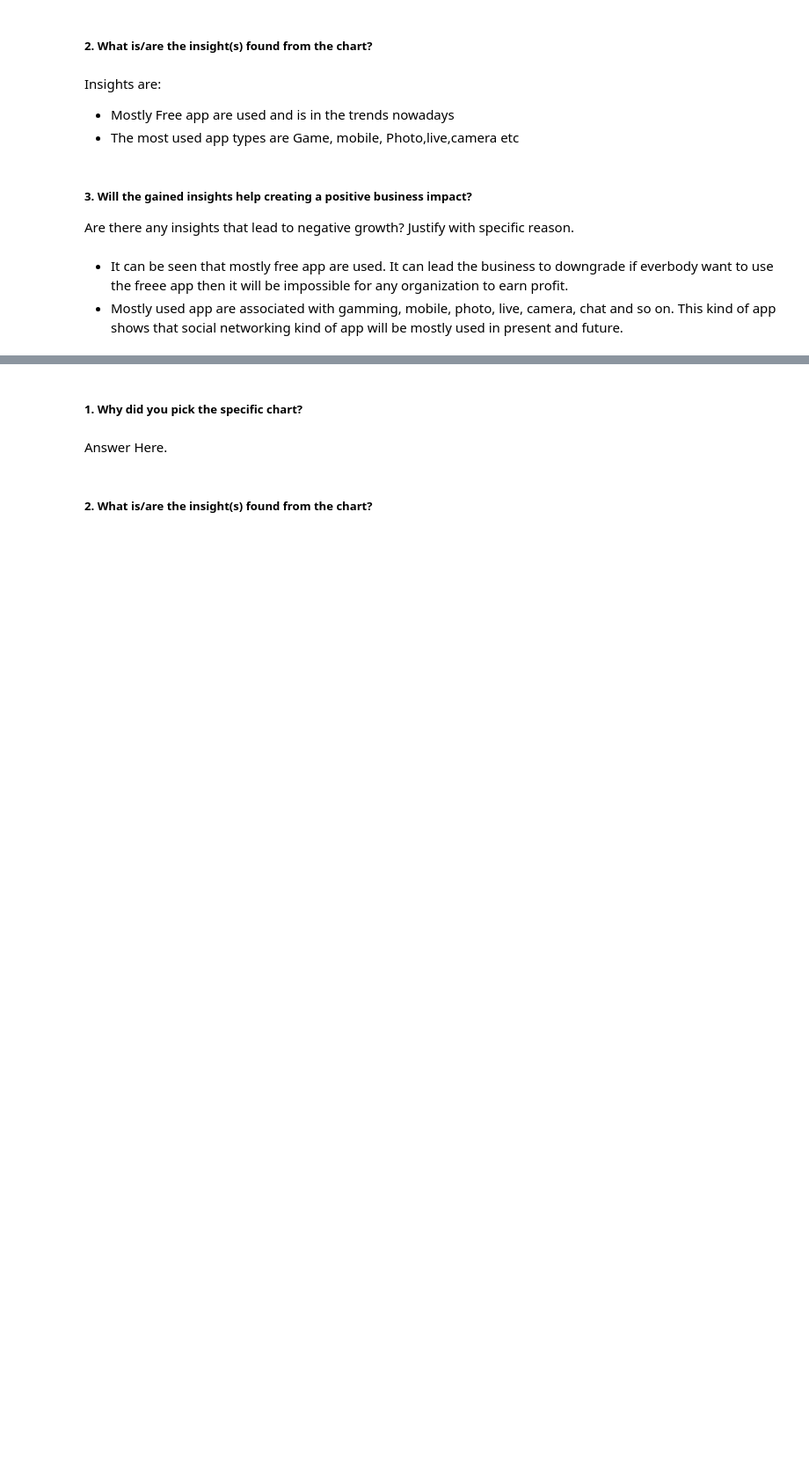
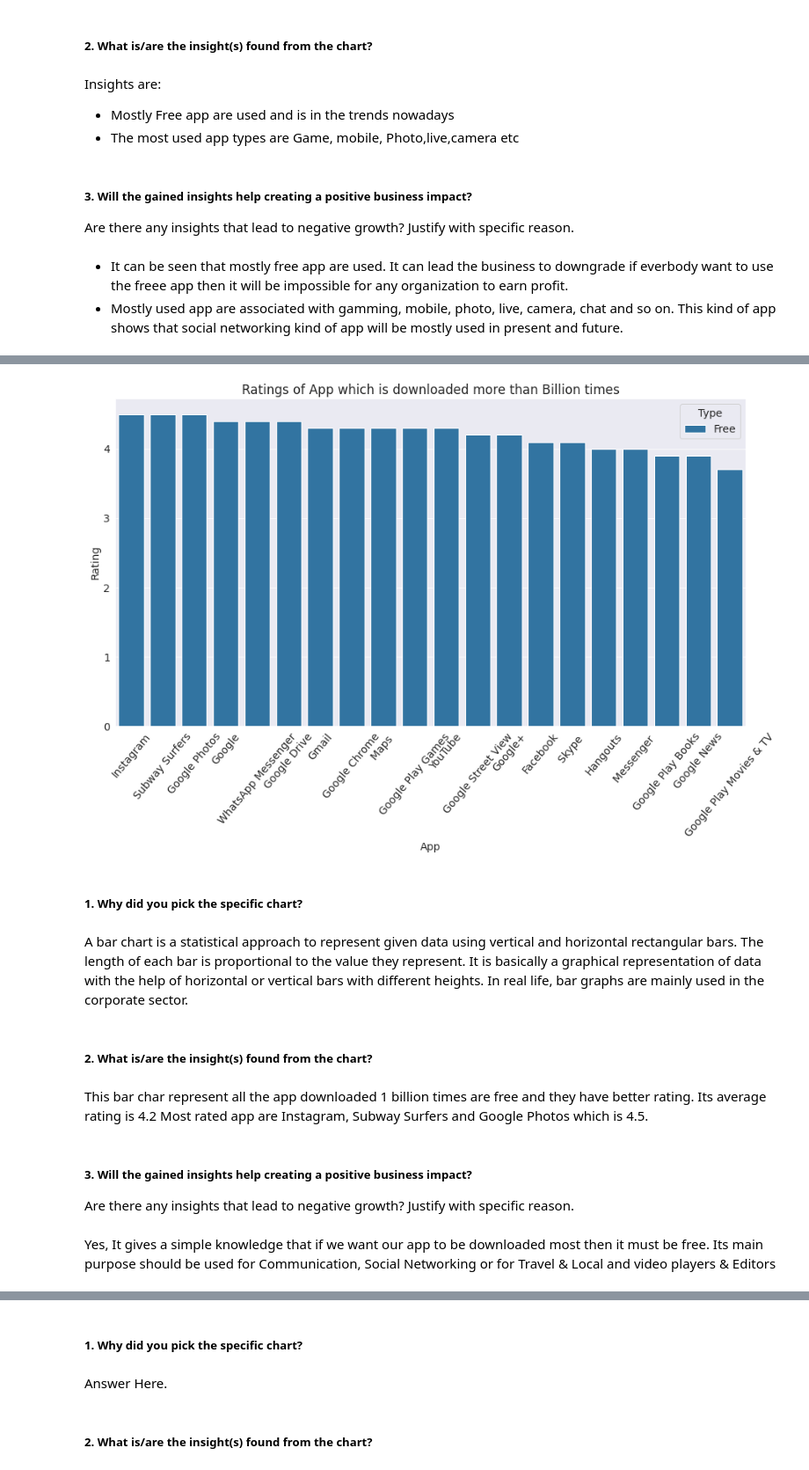
Before and after one commit to maxashoka3/EDA---Play-Store-App, a Jupyter notebook: EDA_on_Play_Store_App_Review.ipynb, the cells around one changed output, grey strips where cells are left out. Shown at 88% size. Saved outputs shown, nothing was run; the diff lists cells and outputs as text; code cells hidden in the pictures; blank space fills up the shorter version.

```diff
--- a/EDA_on_Play_Store_App_Review.ipynb
+++ b/EDA_on_Play_Store_App_Review.ipynb
@@ -890,0 +1011,11 @@ Are there any insights that lead to negative growth? Justify with specific reaso
+# %%
+# grouping the App and Installs
+top=  df.groupby(['App','Rating','Type','Sub_genres'], as_index=False).agg({"Installs": "max","Rating":'max'})
+# sorting the top by install in decending order
+top.sort_values(by = 'Installs',ascending = False,inplace = True)
+top.sort_values(by = 'Rating',ascending = False,inplace = True)
+# %%
+# we are taking the app which has been downloaded most_numbers of times
+max_downloaded =  top['Installs'].max()
+billion_installs = len(top[top['Installs'] == max_downloaded])
+print(f"There are {billion_installs} number of app downloaded more than {max_downloaded} times")
@@ -890,0 +1024,3 @@ Are there any insights that lead to negative growth? Justify with specific reaso
+# %%
+# Taking the app which has max_downloaded i.e < billion
+best_app = top[top['Installs'] == max_downloaded]
@@ -890,0 +1068,28 @@ Are there any insights that lead to negative growth? Justify with specific reaso
+# %%
+# Chart - 2 visualization code
+# dimension of figure
+plt.rcParams['figure.figsize'] = (15, 8)
+sns.set_style('darkgrid')
+plt.rcParams['font.size'] = 14
+plt.rcParams['figure.facecolor'] = '#00000000'
+# bar plot visualization
+sns.barplot(data = best_app,x = 'App',y= 'Rating', hue = 'Type')
+# title
+plt.title('Ratings of App which is downloaded more than Billion times')
+plt.xticks(rotation = 50)
+plt.show()
+# %% [output]
+[figure, added]
+# %% [markdown]
+##### 1. Why did you pick the specific chart?
+# %% [markdown]
+A bar chart is a statistical approach to represent given data using vertical and horizontal rectangular bars. The length of each bar is proportional to the value they represent. It is basically a graphical representation of data with the help of horizontal or vertical bars with different heights. In real life, bar graphs are mainly used in the corporate sector.
+# %% [markdown]
+##### 2. What is/are the insight(s) found from the chart?
+# %% [markdown]
+This bar char represent all the app downloaded 1 billion times are free and they have better rating. Its average rating is 4.2 Most rated app are Instagram, Subway Surfers and Google Photos which is 4.5.
+# %% [markdown]
+##### 3. Will the gained insights help creating a positive business impact?
+Are there any insights that lead to negative growth? Justify with specific reason.
+# %% [markdown]
+Yes, It gives a simple knowledge that if we want our app to be downloaded most then it must be free. Its main purpose should be used for Communication, Social Networking or for Travel & Local and video players & Editors
```
Also changed, not shown: parts of 83 cells of this notebook.
